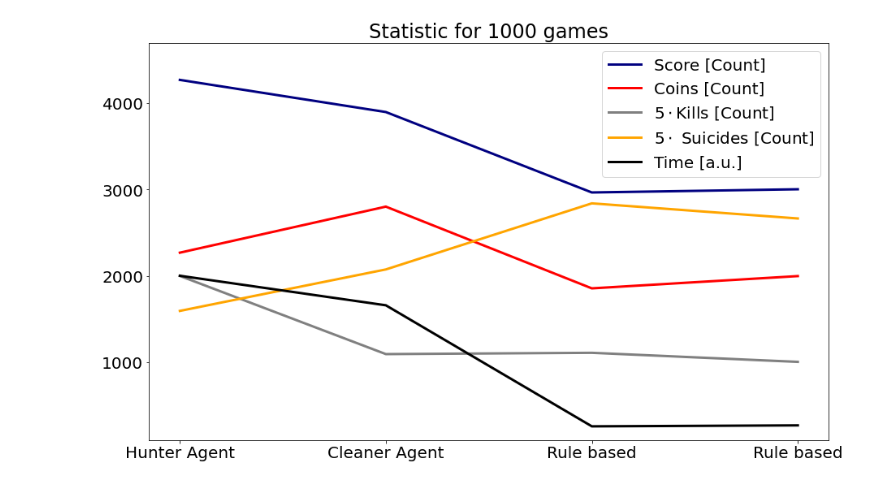
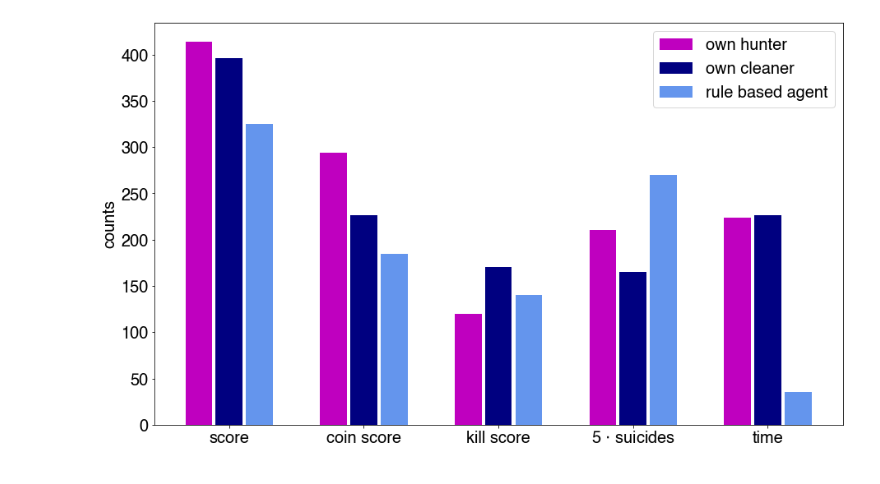
Before and after one commit to Kingrimursel/bomberman, a Jupyter notebook: results/stats_hunter_cleaner.ipynb, the cells around one changed output. Cells and saved outputs as stored; diff of their text form; code cells hidden in the pictures.

```diff
--- a/results/stats_hunter_cleaner.ipynb
+++ b/results/stats_hunter_cleaner.ipynb
@@ -17,22 +6,4 @@ agents = np.array(['Hunter Agent', 'Cleaner Agent', 'Rule based', 'Rule based'])
-# %%
-# plotting
-plt.rc('font', size=20) #controls default text size
-x = np.linspace(0, 13)
-plt.figure(figsize=(15, 9))
-
-
-plt.plot([0,1,2,3], score, linewidth=3, color='navy', label='Score [Count]')
-plt.plot([0,1,2,3], coins, linewidth=3, color='red', label='Coins [Count]')
-plt.plot([0,1,2,3], kills*5, linewidth=3, color='grey', label=r'$5 \cdot$Kills [Count]')
-plt.plot([0,1,2,3], suicides*5, linewidth=3, color='orange', label=r'$5 \cdot$ Suicides [Count]')
-plt.plot([0,1,2,3], time, linewidth=3, color='black', label='Time [a.u.]')
-
-plt.xticks([0,1,2,3], agents)
-plt.ylim(100,4700)
-plt.title('Statistic for 1000 games')
-plt.legend(loc='upper right')
-
-plt.savefig('hunter_against_cleaner_score.png')
-plt.show()
-# %% [output]
-[figure, removed]
+# %%
+fname = 'cleaner_hunter_comp'
+with open('data/' + fname + '.json', 'r') as file:
+    data = json.load(file)
@@ -38,0 +52,22 @@ plt.show()
+# %%
+agents     = np.array([score, coins, 5*kills, 5*suicides, times]).T
+categories = np.array(['score', 'coin score', 'kill score', r'5 $\cdot$ suicides', 'time'])
+
+# plotting
+plt.rc('font', size=20)
+plt.rc('font', family='Helvetica')
+plt.figure(figsize=(15, 9))
+
+x = np.arange(len(categories))
+plt.bar(x-0.225, agents[0], width=0.2, color='m', label='own hunter')
+plt.bar(x, agents[1], width=0.2, color='navy', label='own cleaner')
+plt.bar(x+0.225, agents[2], width=0.2, color='cornflowerblue', label='rule based agent')
+
+plt.xticks(x, categories)
+plt.ylabel('counts')
+plt.legend()
+
+#plt.savefig('images/hunter_against_cleaner_score.png', dpi=500)
+plt.show()
+# %% [output]
+[figure, added]
```
Also changed, not shown: parts of 4 cells of this notebook, 26 other files.
